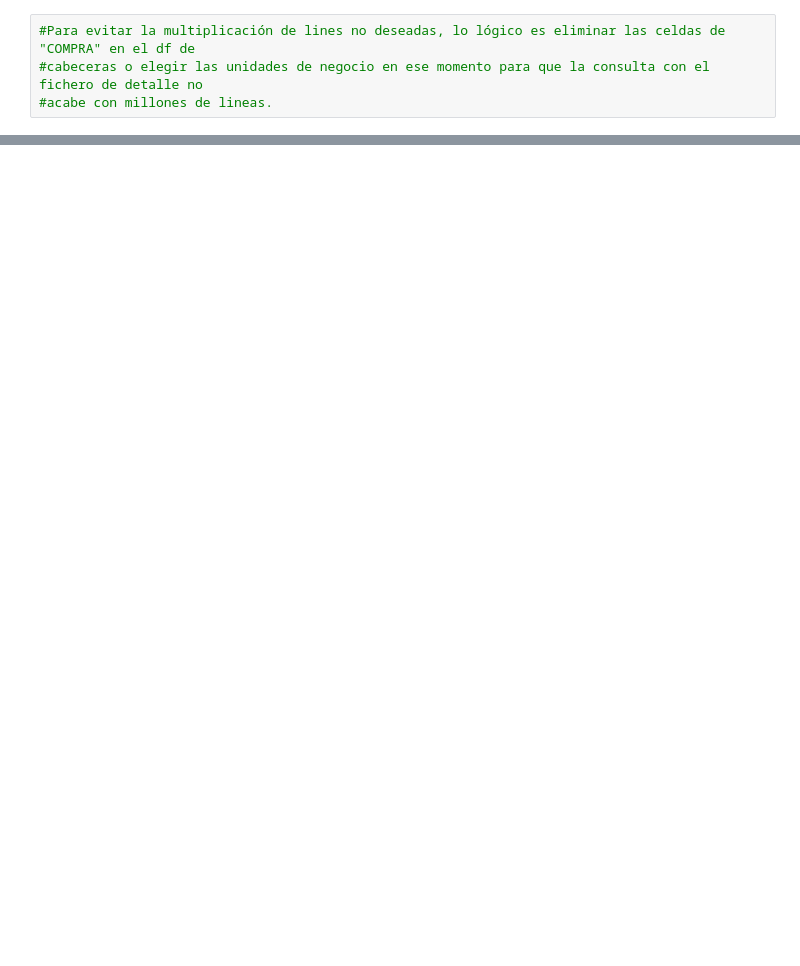
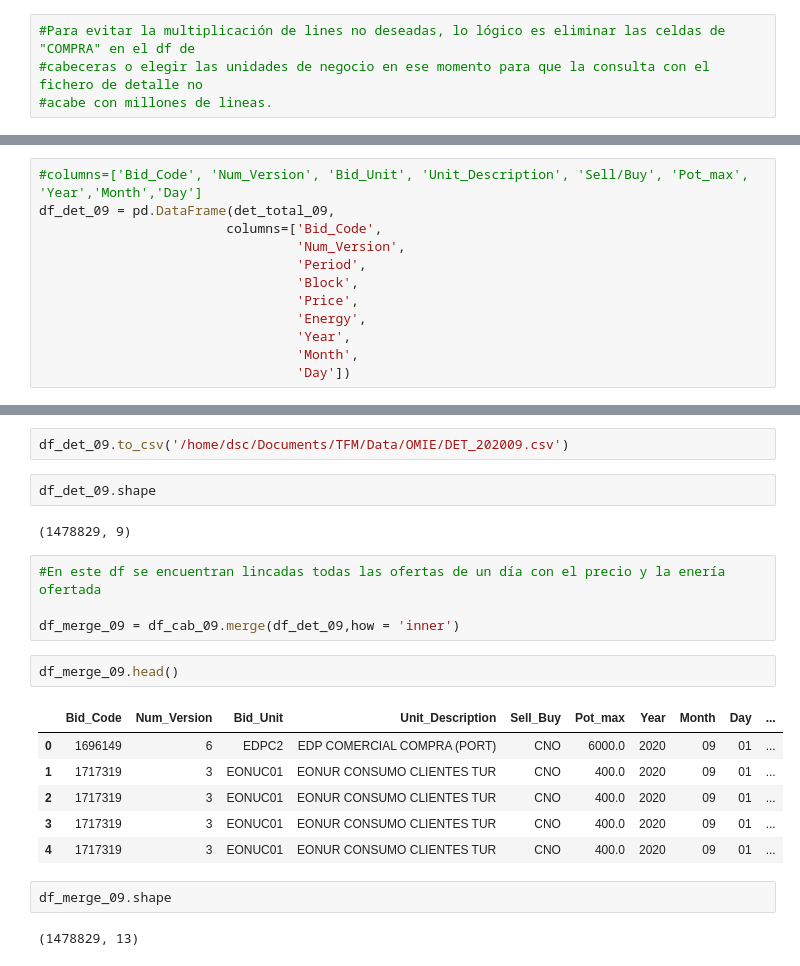
Before and after one commit to luisdelpozo/TFM, a Jupyter notebook: TFM_merged-files.ipynb, the cells around one changed output, grey strips where cells are left out. Saved outputs shown, nothing was run; the diff lists cells and outputs as text; blank space fills up the shorter version.

```diff
--- a/TFM_merged-files.ipynb
+++ b/TFM_merged-files.ipynb
@@ -553,0 +683,12 @@ df_cab_09.merge(df_det_0901,how = 'inner').loc[df_det_0901['Bid_Code'] == '17173
+# %%
+#columns=['Bid_Code', 'Num_Version', 'Bid_Unit', 'Unit_Description', 'Sell/Buy', 'Pot_max', 'Year','Month','Day']
+df_det_09 = pd.DataFrame(det_total_09,
+                        columns=['Bid_Code',
+                                 'Num_Version',
+                                 'Period',
+                                 'Block',
+                                 'Price',
+                                 'Energy',
+                                 'Year',
+                                 'Month',
+                                 'Day'])
@@ -553,0 +704,23 @@ df_cab_09.merge(df_det_0901,how = 'inner').loc[df_det_0901['Bid_Code'] == '17173
+# %%
+df_det_09.to_csv('/home/dsc/Documents/TFM/Data/OMIE/DET_202009.csv')
+# %%
+df_det_09.shape
+# %% [output]
+(1478829, 9)
+# %%
+#En este df se encuentran lincadas todas las ofertas de un día con el precio y la enería ofertada
+
+df_merge_09 = df_cab_09.merge(df_det_09,how = 'inner')
+# %%
+df_merge_09.head()
+# %% [output]
+|  | Bid_Code | Num_Version | Bid_Unit | Unit_Description | Sell_Buy | Pot_max | Year | Month | Day | ... |
+| 0 | 1696149 | 6 | EDPC2 | EDP COMERCIAL COMPRA (PORT) | CNO | 6000.0 | 2020 | 09 | 01 | ... |
+| 1 | 1717319 | 3 | EONUC01 | EONUR CONSUMO CLIENTES TUR | CNO | 400.0 | 2020 | 09 | 01 | ... |
+| 2 | 1717319 | 3 | EONUC01 | EONUR CONSUMO CLIENTES TUR | CNO | 400.0 | 2020 | 09 | 01 | ... |
+| 3 | 1717319 | 3 | EONUC01 | EONUR CONSUMO CLIENTES TUR | CNO | 400.0 | 2020 | 09 | 01 | ... |
+| 4 | 1717319 | 3 | EONUC01 | EONUR CONSUMO CLIENTES TUR | CNO | 400.0 | 2020 | 09 | 01 | ... |
+# %%
+df_merge_09.shape
+# %% [output]
+(1478829, 13)
```
Also changed, not shown: parts of 39 cells of this notebook.
